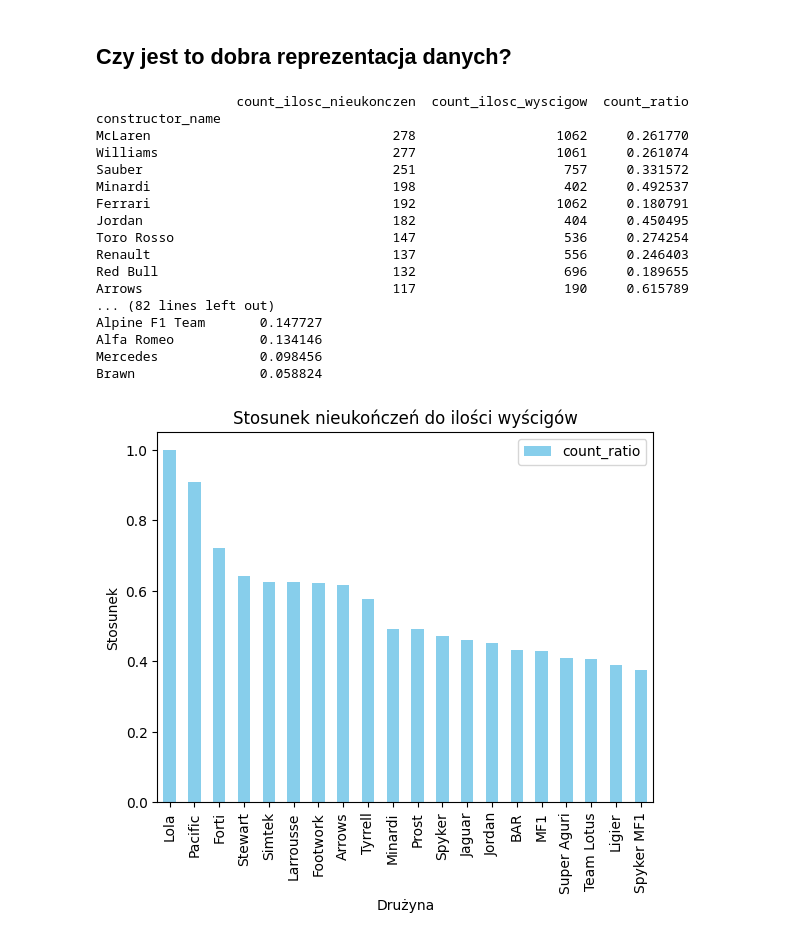
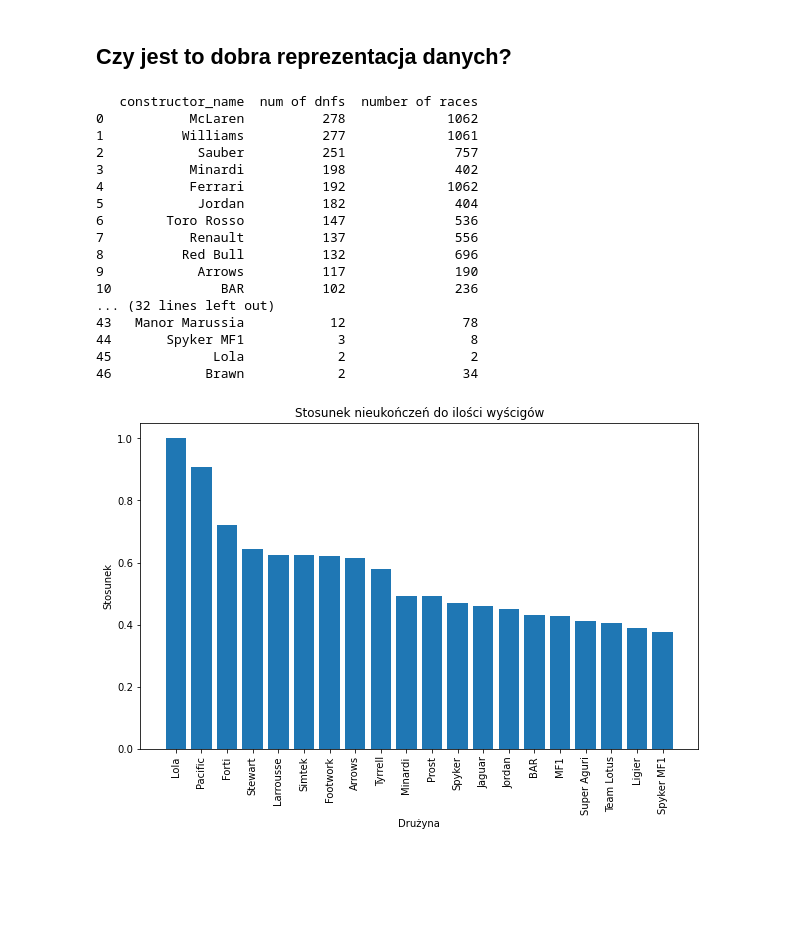
Before and after one commit to lachimex/statistic_project, a Jupyter notebook: StatisticProject.ipynb, the cells around one changed output. Saved outputs shown, nothing was run; the diff lists cells and outputs as text; code cells hidden in the pictures; blank space fills up the shorter version.

```diff
--- a/StatisticProject.ipynb
+++ b/StatisticProject.ipynb
@@ -339,11 +332,12 @@ linear_regression(grouped_dnfs['race_year'], grouped_dnfs['count'])
 # %%
 dnfs3 = df[~df["ending"].str.contains(r'\b(?:Lap|Laps|Finished)\b', case=False, regex=True)]['constructor_name']
 dnfs3 = dnfs3.value_counts()
-dnfs3 = pd.DataFrame(dnfs3)
+dnfs3 = pd.DataFrame({'constructor_name': dnfs3.index, 'num of dnfs': dnfs3.values})
 print(dnfs3)
-dnfs3[:20].plot(kind='bar', color='skyblue')
+plt.bar(dnfs3['constructor_name'][:20], dnfs3['num of dnfs'][:20])
 plt.title("Ilość nieukończeń z podziałem na drużynę")
 plt.xlabel("Drużyna")
+plt.xticks(rotation=90)
 plt.ylabel("Ilość")
 plt.show()
 # %% [output]
@@ -368,35 +362,34 @@ Lola                  2
 # %% [markdown]
 ## Czy jest to dobra reprezentacja danych?
 # %%
-constructors = df['constructor_name'].value_counts()
-merged_df = pd.merge(dnfs3, constructors, on='constructor_name', suffixes=('_ilosc_nieukonczen', '_ilosc_wyscigow'))
-merged_df['count_ratio'] = merged_df['count_ilosc_nieukonczen'] / merged_df['count_ilosc_wyscigow']
-print(merged_df)
-operating_df = merged_df['count_ratio']
-operating_df = pd.DataFrame(operating_df)
-operating_df = operating_df.sort_values(by='count_ratio', ascending=False)
-print(operating_df)
-operating_df[:20].plot(kind='bar', color='skyblue')
+constructors_num = df['constructor_name'].value_counts()
+constructors = pd.DataFrame({'constructor_name': constructors_num.index, 'number of races': constructors_num.values})
+constructors_merged = pd.merge(dnfs3, constructors, on='constructor_name')
+print(constructors_merged)
+final_data = pd.DataFrame({'constructor_name': constructors_merged['constructor_name'], 'ratio': constructors_merged['num of dnfs'] / constructors_merged['number of races']})
+final_data = final_data.sort_values(by='ratio', ascending=False)
+plt.bar(final_data['constructor_name'][:20], final_data['ratio'][:20])
+plt.xticks(rotation=90)
 plt.title("Stosunek nieukończeń do ilości wyścigów")
 plt.xlabel("Drużyna")
 plt.ylabel("Stosunek")
 plt.show()
 # %% [output]
-                  count_ilosc_nieukonczen  count_ilosc_wyscigow  count_ratio
-constructor_name
-McLaren                               278                  1062     0.261770
-Williams                              277                  1061     0.261074
-Sauber                                251                   757     0.331572
-Minardi                               198                   402     0.492537
-Ferrari                               192                  1062     0.180791
-Jordan                                182                   404     0.450495
-Toro Rosso                            147                   536     0.274254
-Renault                               137                   556     0.246403
-Red Bull                              132                   696     0.189655
-Arrows                                117                   190     0.615789
-... (82 lines left out)
-Alpine F1 Team       0.147727
-Alfa Romeo           0.134146
-Mercedes             0.098456
-Brawn                0.058824
+   constructor_name  num of dnfs  number of races
+0           McLaren          278             1062
+1          Williams          277             1061
+2            Sauber          251              757
+3           Minardi          198              402
+4           Ferrari          192             1062
+5            Jordan          182              404
+6        Toro Rosso          147              536
+7           Renault          137              556
+8          Red Bull          132              696
+9            Arrows          117              190
+10              BAR          102              236
+... (32 lines left out)
+43   Manor Marussia           12               78
+44       Spyker MF1            3                8
+45             Lola            2                2
+46            Brawn            2               34
-[figure, old version]
+[figure, new version]
```
Also changed, not shown: parts of 8 cells of this notebook.
